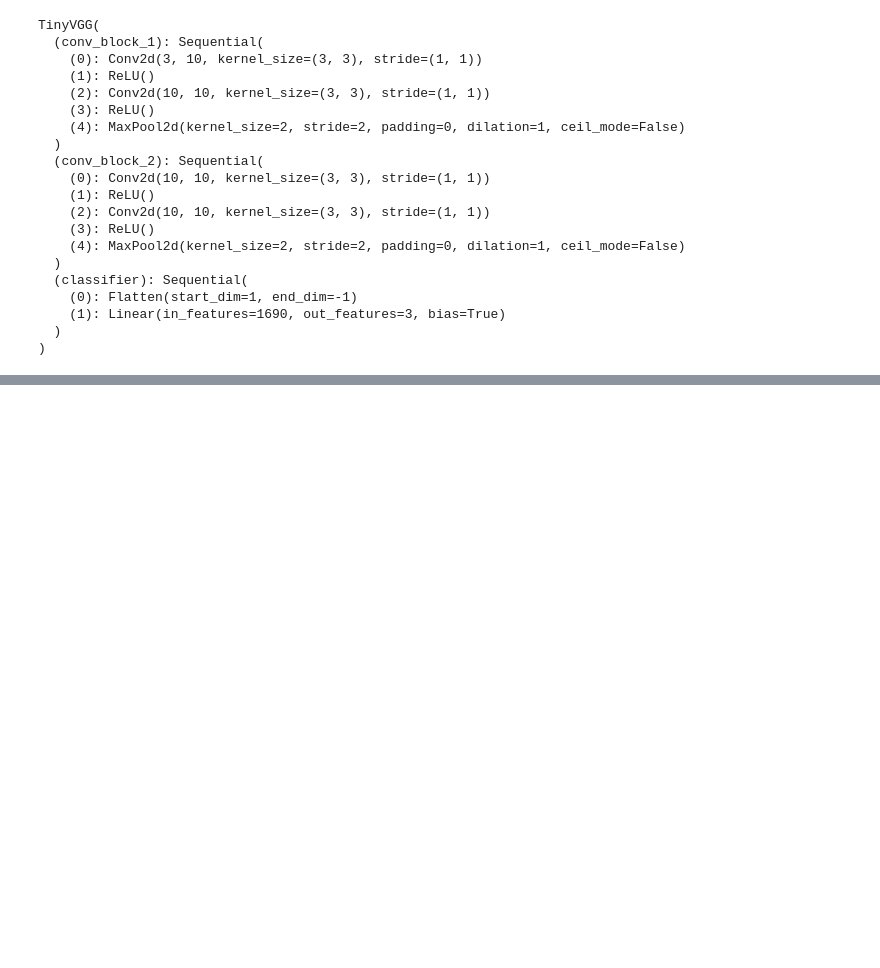
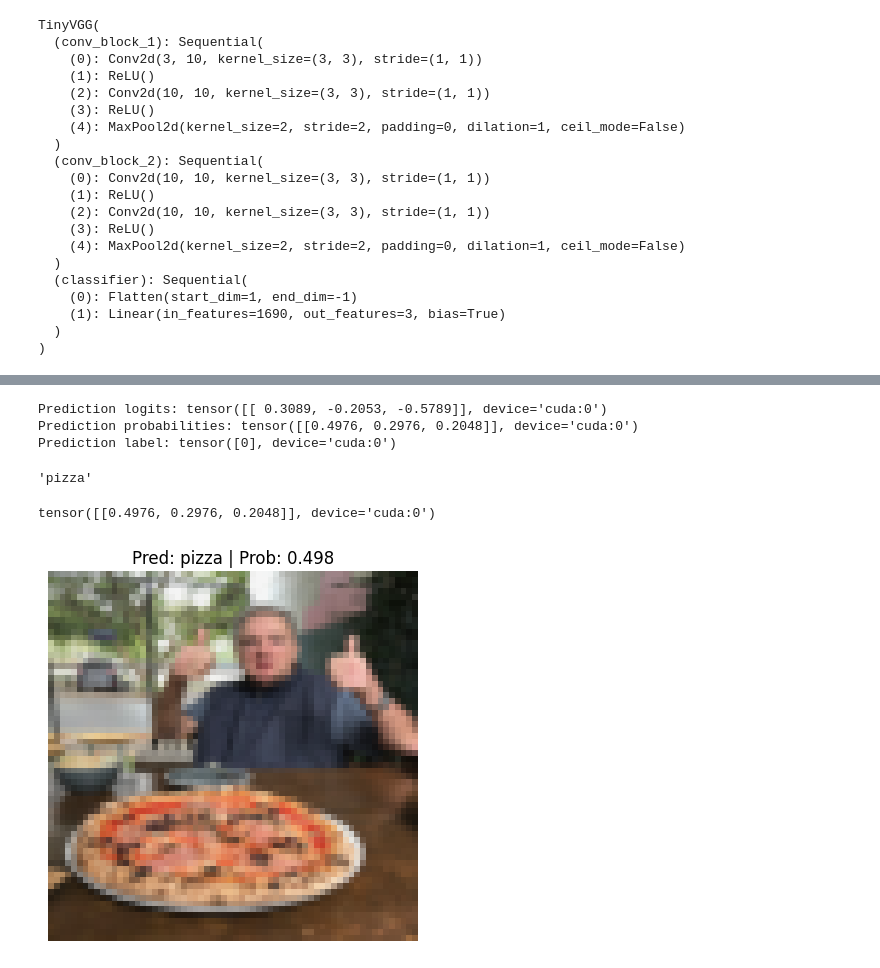
Before and after one commit to Olofmeister007/Pytorch-Prac, a Jupyter notebook: Pytorch_04_Custom_Dataset.ipynb, the cells around one changed output, grey strips where cells are left out. Cells and saved outputs as stored; diff of their text form; code cells hidden in the pictures; blank space fills up the shorter version.

```diff
--- a/Pytorch_04_Custom_Dataset.ipynb
+++ b/Pytorch_04_Custom_Dataset.ipynb
@@ -1137,0 +1295,65 @@ plt.legend();
+# %%
+# Print out prediction logits
+print(f"Prediction logits: {custom_image_pred}")
+
+# Convert logits -> prediction probabilities (using torch.softmax() for multi-class classification)
+custom_image_pred_probs = torch.softmax(custom_image_pred, dim=1)
+print(f"Prediction probabilities: {custom_image_pred_probs}")
+
+# Convert prediction probabilities -> prediction labels
+custom_image_pred_label = torch.argmax(custom_image_pred_probs, dim=1)
+print(f"Prediction label: {custom_image_pred_label}")
+# %% [output]
+Prediction logits: tensor([[ 0.3089, -0.2053, -0.5789]], device='cuda:0')
+Prediction probabilities: tensor([[0.4976, 0.2976, 0.2048]], device='cuda:0')
+Prediction label: tensor([0], device='cuda:0')
+# %%
+# Find the predicted label
+custom_image_pred_class = class_names[custom_image_pred_label.cpu()] # put pred label to CPU, otherwise will error
+custom_image_pred_class
+# %% [output]
+'pizza'
+# %%
+# The values of the prediction probabilities are quite similar
+custom_image_pred_probs
+# %% [output]
+tensor([[0.4976, 0.2976, 0.2048]], device='cuda:0')
+# %%
+def pred_and_plot_image(model: torch.nn.Module,
+                        image_path: str,
+                        class_names: List[str] = None,
+                        transform=None,
+                        device: torch.device = device):
+  target_image = torchvision.io.read_image(str(image_path)).type(torch.float32)
+  target_image = target_image / 255.0
+
+  if transform:
+    target_image = transform(target_image)
+
+    model.to(device)
+    model.eval()
+    with torch.inference_mode():
+      target_image = target_image.unsqueeze(dim=0)
+      target_image_pred = model(target_image.to(device))
+
+    target_image_pred_probs = torch.softmax(target_image_pred, dim=1)
+
+    # 7. Convert prediction probabilities -> prediction labels
+    target_image_pred_label = torch.argmax(target_image_pred_probs, dim=1)
+
+    # 8. Plot the image alongside the prediction and prediction probability
+    plt.imshow(target_image.squeeze().permute(1, 2, 0)) # make sure it's the right size for matplotlib
+    if class_names:
+        title = f"Pred: {class_names[target_image_pred_label.cpu()]} | Prob: {target_image_pred_probs.max().cpu():.3f}"
+    else:
+        title = f"Pred: {target_image_pred_label} | Prob: {target_image_pred_probs.max().cpu():.3f}"
+    plt.title(title)
+    plt.axis(False);
+# %%
+pred_and_plot_image(model=model_1,
+                    image_path=custom_image_path,
+                    class_names=class_names,
+                    transform=custom_image_transform,
+                    device=device)
+# %% [output]
+[figure, added]
```
Also changed, not shown: parts of 28 cells of this notebook.
